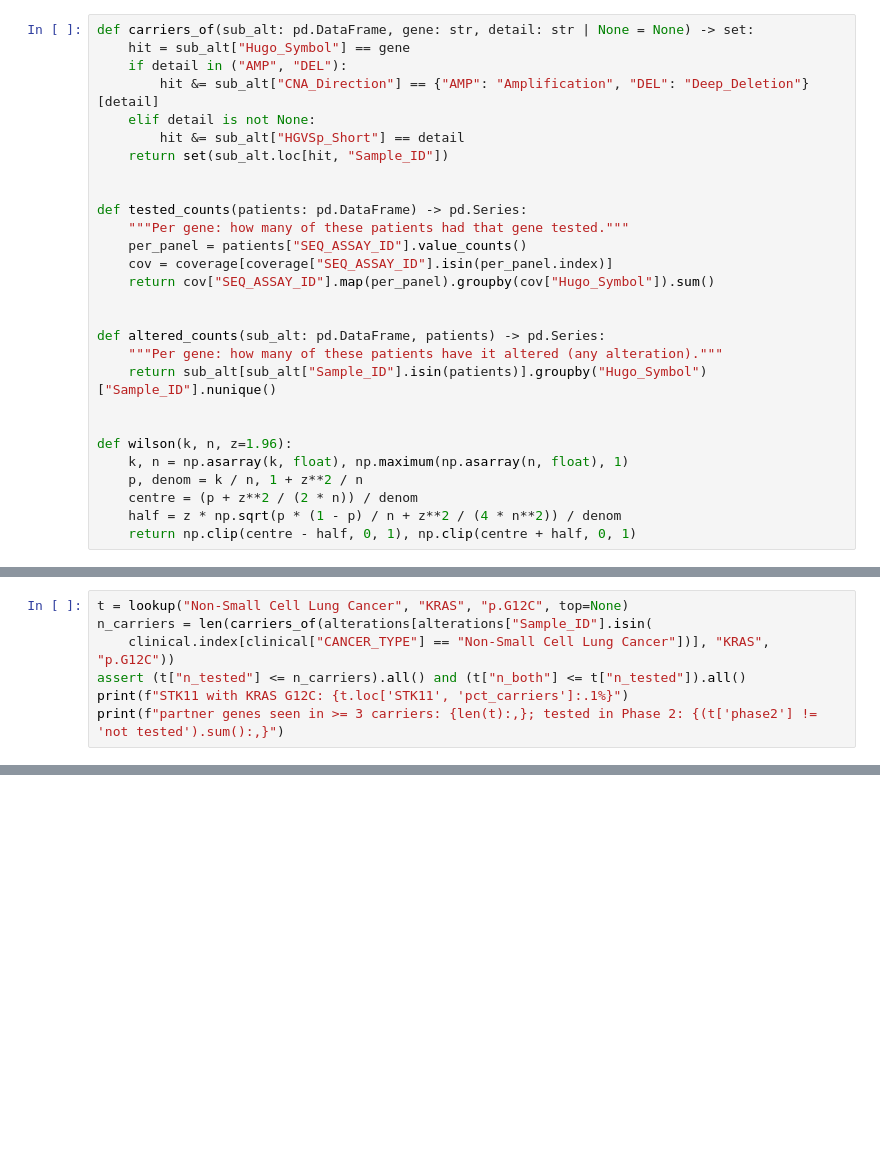
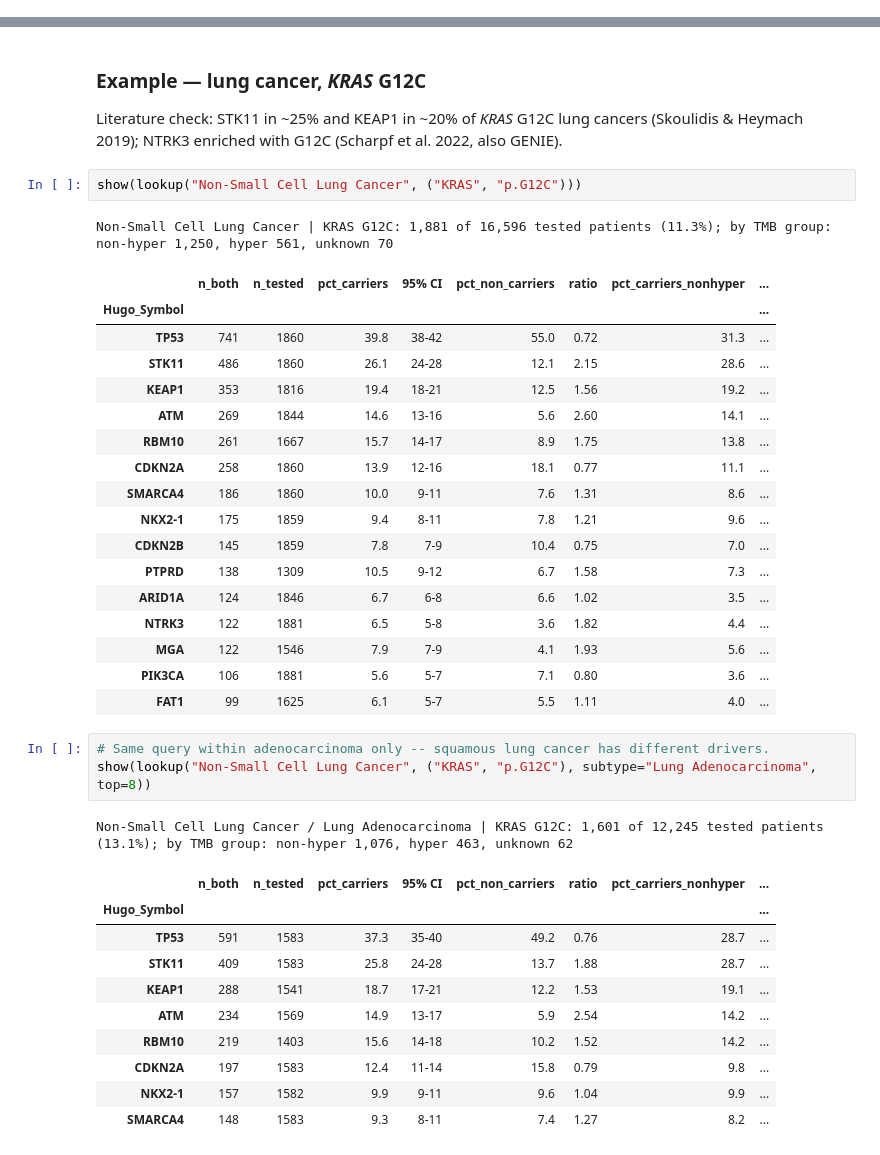
Before and after one commit to Wlimni/Learning-Cancer-Mutation-Landscapes-from-Large-Scale-Mutation-Testing-Data-fyp, a Jupyter notebook: notebooks/03_phase3_lookup_tool.ipynb, the cells around one changed output, grey strips where cells are left out. Saved outputs shown, nothing was run; the diff lists cells and outputs as text; blank space fills up the shorter version.

```diff
--- a/notebooks/03_phase3_lookup_tool.ipynb
+++ b/notebooks/03_phase3_lookup_tool.ipynb
@@ -84,28 +0,0 @@ ultra           479
-# %%
-def carriers_of(sub_alt: pd.DataFrame, gene: str, detail: str | None = None) -> set:
-    hit = sub_alt["Hugo_Symbol"] == gene
-    if detail in ("AMP", "DEL"):
-        hit &= sub_alt["CNA_Direction"] == {"AMP": "Amplification", "DEL": "Deep_Deletion"}[detail]
-    elif detail is not None:
-        hit &= sub_alt["HGVSp_Short"] == detail
-    return set(sub_alt.loc[hit, "Sample_ID"])
-
-
-def tested_counts(patients: pd.DataFrame) -> pd.Series:
-    """Per gene: how many of these patients had that gene tested."""
-    per_panel = patients["SEQ_ASSAY_ID"].value_counts()
-    cov = coverage[coverage["SEQ_ASSAY_ID"].isin(per_panel.index)]
-    return cov["SEQ_ASSAY_ID"].map(per_panel).groupby(cov["Hugo_Symbol"]).sum()
-
-
-def altered_counts(sub_alt: pd.DataFrame, patients) -> pd.Series:
-    """Per gene: how many of these patients have it altered (any alteration)."""
-    return sub_alt[sub_alt["Sample_ID"].isin(patients)].groupby("Hugo_Symbol")["Sample_ID"].nunique()
-
-
-def wilson(k, n, z=1.96):
-    k, n = np.asarray(k, float), np.maximum(np.asarray(n, float), 1)
-    p, denom = k / n, 1 + z**2 / n
-    centre = (p + z**2 / (2 * n)) / denom
-    half = z * np.sqrt(p * (1 - p) / n + z**2 / (4 * n**2)) / denom
-    return np.clip(centre - half, 0, 1), np.clip(centre + half, 0, 1)
@@ -339,7 +0,0 @@ Non-Small Cell Lung Cancer | EGFR p.L858R + MET AMP
-# %%
-t = lookup("Non-Small Cell Lung Cancer", "KRAS", "p.G12C", top=None)
-n_carriers = len(carriers_of(alterations[alterations["Sample_ID"].isin(
-    clinical.index[clinical["CANCER_TYPE"] == "Non-Small Cell Lung Cancer"])], "KRAS", "p.G12C"))
-assert (t["n_tested"] <= n_carriers).all() and (t["n_both"] <= t["n_tested"]).all()
-print(f"STK11 with KRAS G12C: {t.loc['STK11', 'pct_carriers']:.1%}")
-print(f"partner genes seen in >= 3 carriers: {len(t):,}; tested in Phase 2: {(t['phase2'] != 'not tested').sum():,}")
@@ -366,0 +193,41 @@ partner genes seen in >= 3 carriers: 586; tested in Phase 2: 28
+# %% [markdown]
+### Example — lung cancer, *KRAS* G12C
+
+Literature check: STK11 in ~25% and KEAP1 in ~20% of *KRAS* G12C lung cancers (Skoulidis &
+Heymach 2019); NTRK3 enriched with G12C (Scharpf et al. 2022, also GENIE).
+# %%
+show(lookup("Non-Small Cell Lung Cancer", ("KRAS", "p.G12C")))
+# %% [output]
+Non-Small Cell Lung Cancer | KRAS G12C: 1,881 of 16,596 tested patients (11.3%); by TMB group: non-hyper 1,250, hyper 561, unknown 70
+|  | n_both | n_tested | pct_carriers | 95% CI | pct_non_carriers | ratio | pct_carriers_nonhyper | ... |
+| Hugo_Symbol |  |  |  |  |  |  |  | ... |
+| TP53 | 741 | 1860 | 39.8 | 38-42 | 55.0 | 0.72 | 31.3 | ... |
+| STK11 | 486 | 1860 | 26.1 | 24-28 | 12.1 | 2.15 | 28.6 | ... |
+| KEAP1 | 353 | 1816 | 19.4 | 18-21 | 12.5 | 1.56 | 19.2 | ... |
+| ATM | 269 | 1844 | 14.6 | 13-16 | 5.6 | 2.60 | 14.1 | ... |
+| RBM10 | 261 | 1667 | 15.7 | 14-17 | 8.9 | 1.75 | 13.8 | ... |
+| CDKN2A | 258 | 1860 | 13.9 | 12-16 | 18.1 | 0.77 | 11.1 | ... |
+| SMARCA4 | 186 | 1860 | 10.0 | 9-11 | 7.6 | 1.31 | 8.6 | ... |
+| NKX2-1 | 175 | 1859 | 9.4 | 8-11 | 7.8 | 1.21 | 9.6 | ... |
+| CDKN2B | 145 | 1859 | 7.8 | 7-9 | 10.4 | 0.75 | 7.0 | ... |
+| PTPRD | 138 | 1309 | 10.5 | 9-12 | 6.7 | 1.58 | 7.3 | ... |
+| ARID1A | 124 | 1846 | 6.7 | 6-8 | 6.6 | 1.02 | 3.5 | ... |
+| NTRK3 | 122 | 1881 | 6.5 | 5-8 | 3.6 | 1.82 | 4.4 | ... |
+| MGA | 122 | 1546 | 7.9 | 7-9 | 4.1 | 1.93 | 5.6 | ... |
+| PIK3CA | 106 | 1881 | 5.6 | 5-7 | 7.1 | 0.80 | 3.6 | ... |
+| FAT1 | 99 | 1625 | 6.1 | 5-7 | 5.5 | 1.11 | 4.0 | ... |
+# %%
+# Same query within adenocarcinoma only -- squamous lung cancer has different drivers.
+show(lookup("Non-Small Cell Lung Cancer", ("KRAS", "p.G12C"), subtype="Lung Adenocarcinoma", top=8))
+# %% [output]
+Non-Small Cell Lung Cancer / Lung Adenocarcinoma | KRAS G12C: 1,601 of 12,245 tested patients (13.1%); by TMB group: non-hyper 1,076, hyper 463, unknown 62
+|  | n_both | n_tested | pct_carriers | 95% CI | pct_non_carriers | ratio | pct_carriers_nonhyper | ... |
+| Hugo_Symbol |  |  |  |  |  |  |  | ... |
+| TP53 | 591 | 1583 | 37.3 | 35-40 | 49.2 | 0.76 | 28.7 | ... |
+| STK11 | 409 | 1583 | 25.8 | 24-28 | 13.7 | 1.88 | 28.7 | ... |
+| KEAP1 | 288 | 1541 | 18.7 | 17-21 | 12.2 | 1.53 | 19.1 | ... |
+| ATM | 234 | 1569 | 14.9 | 13-17 | 5.9 | 2.54 | 14.2 | ... |
+| RBM10 | 219 | 1403 | 15.6 | 14-18 | 10.2 | 1.52 | 14.2 | ... |
+| CDKN2A | 197 | 1583 | 12.4 | 11-14 | 15.8 | 0.79 | 9.8 | ... |
+| NKX2-1 | 157 | 1582 | 9.9 | 9-11 | 9.6 | 1.04 | 9.9 | ... |
+| SMARCA4 | 148 | 1583 | 9.3 | 8-11 | 7.4 | 1.27 | 8.2 | ... |
```
Also changed, not shown: parts of 48 cells of this notebook, 15 other files.
